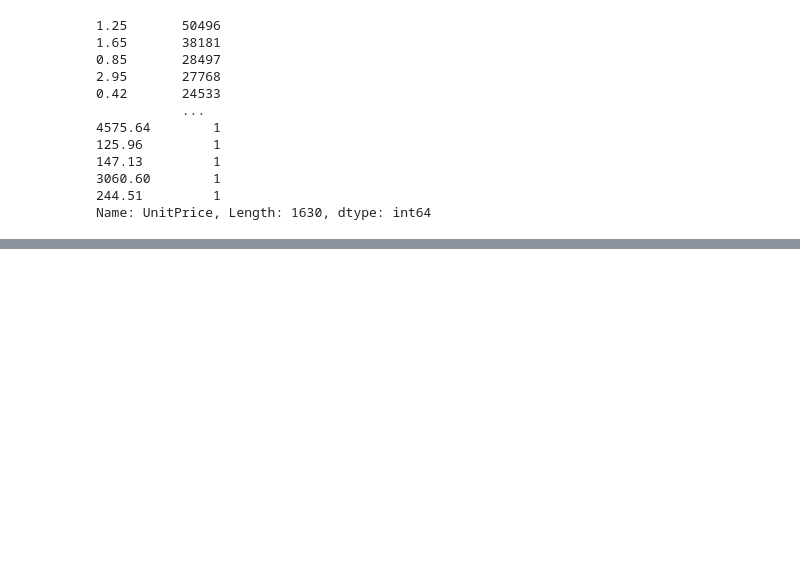
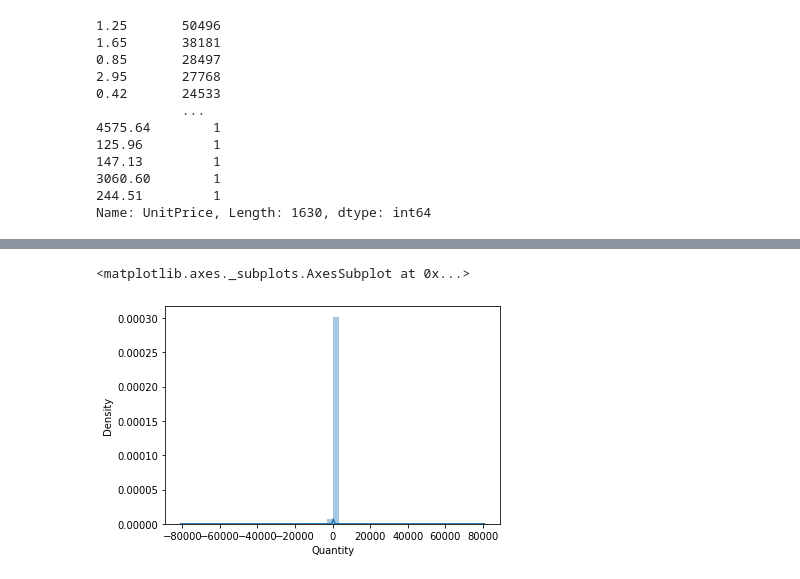
Before and after one commit to VaideswarReddy/Online-Retail-Customer-Segmentation, a Jupyter notebook: Vaideswar_Reddy_Online_Retail_Customer_Segmentation_Team_4_Capstone_Project_4_.ipynb, the cells around one changed output, grey strips where cells are left out. Cells and saved outputs as stored; diff of their text form; code cells hidden in the pictures; blank space fills up the shorter version.

```diff
--- a/Vaideswar_Reddy_Online_Retail_Customer_Segmentation_Team_4_Capstone_Project_4_.ipynb
+++ b/Vaideswar_Reddy_Online_Retail_Customer_Segmentation_Team_4_Capstone_Project_4_.ipynb
@@ -111,0 +234,5 @@ Name: UnitPrice, Length: 1630, dtype: int64
+# %%
+sns.distplot(df.Quantity)
+# %% [output]
+<matplotlib.axes._subplots.AxesSubplot at 0x...>
+[figure, added]
```
Also changed, not shown: parts of 22 cells of this notebook.
